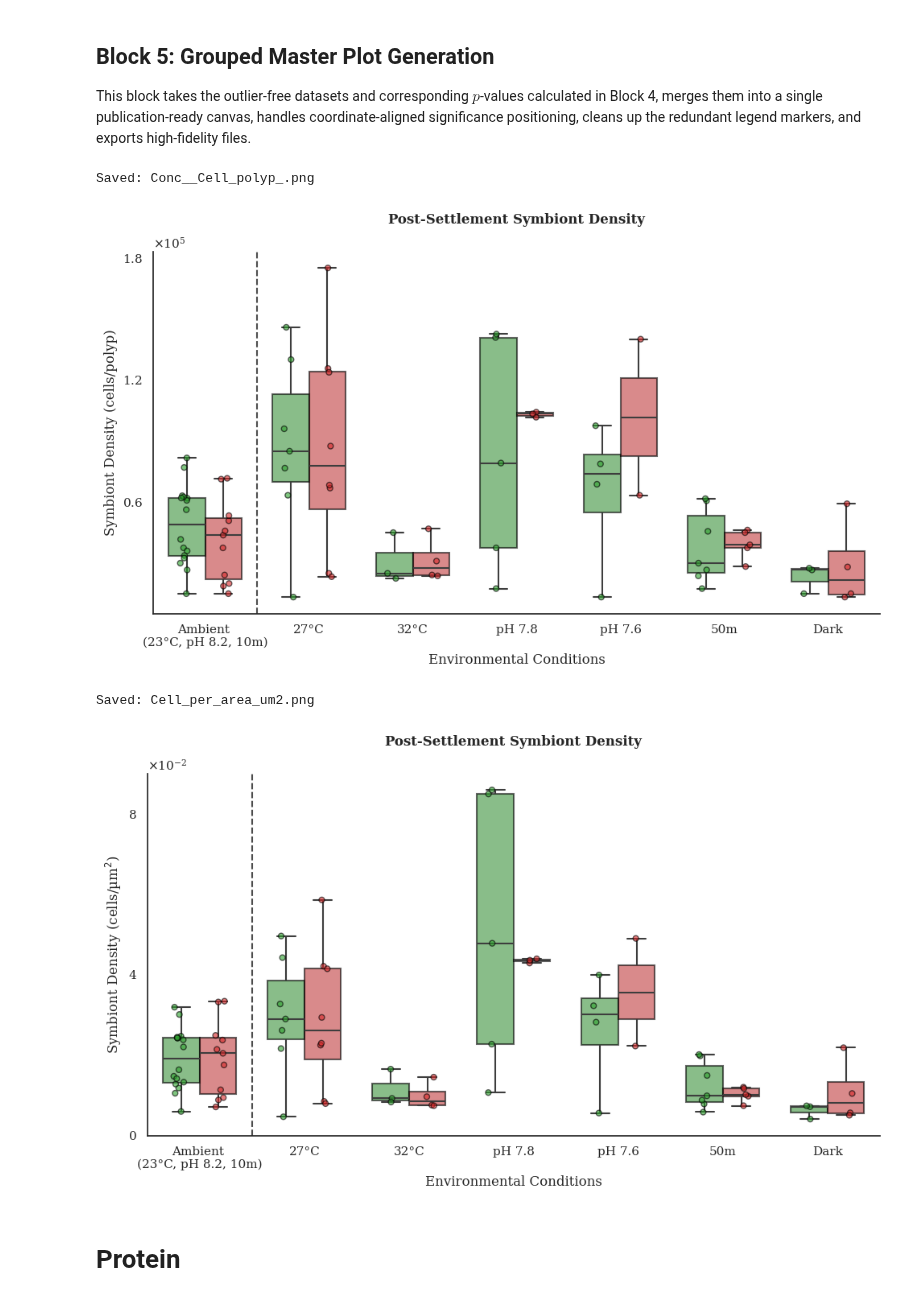
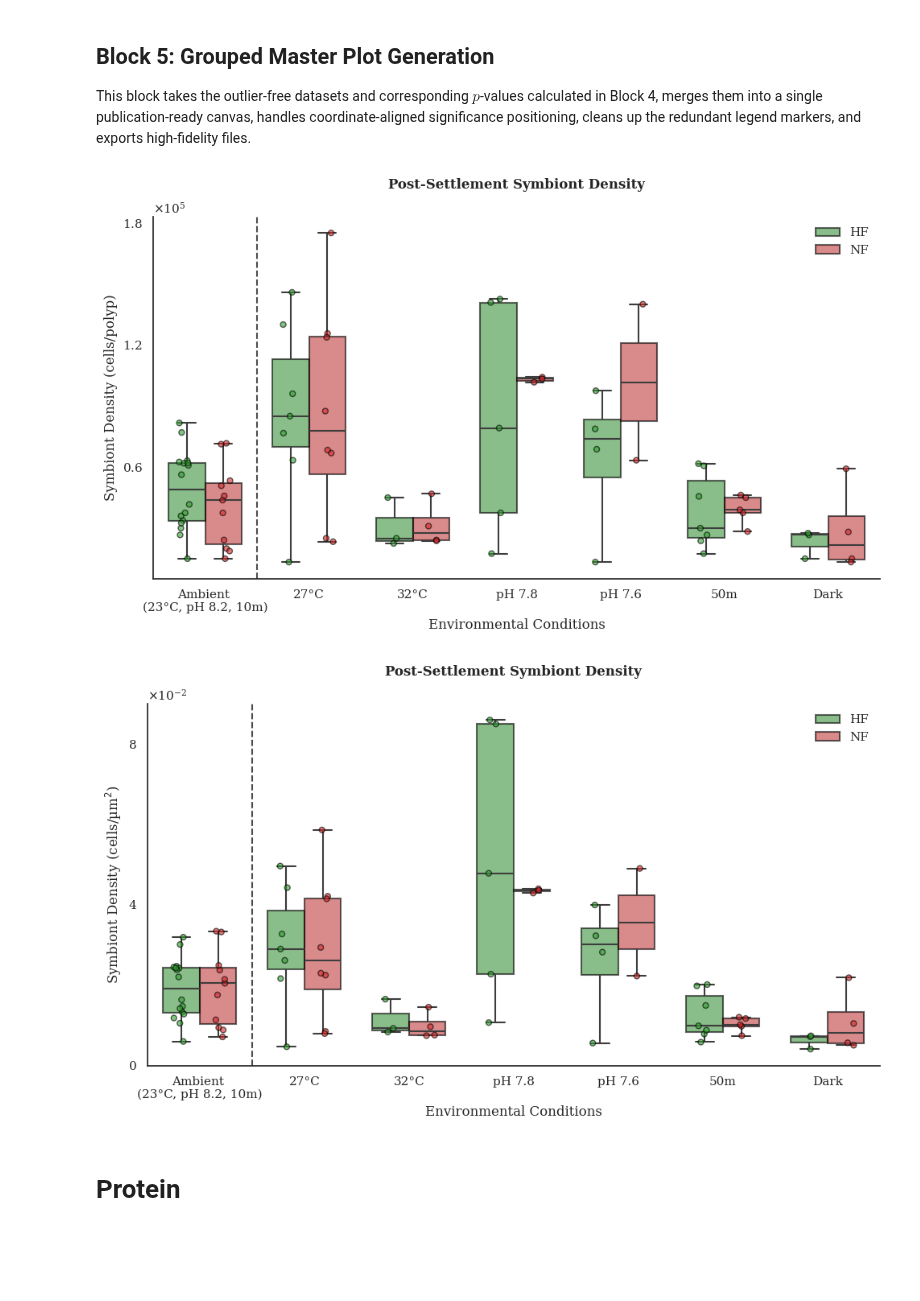
Before and after one commit to LielUziahu/S_Pistillata_Bet-Hedging, a Jupyter notebook: Spat_Physiology.ipynb, the cells around one changed output. Cells and saved outputs as stored; diff of their text form; code cells hidden in the pictures; blank space fills up the shorter version.

```diff
--- a/Spat_Physiology.ipynb
+++ b/Spat_Physiology.ipynb
@@ -43,12 +43,12 @@ global_fig_size = (10, 6)
 global_jitter = 0.1
 global_marker_size = 5
 global_alpha = 0.6
-# Centralized Asterisk Settings
-global_asterisk_size = 18
+# Centralized Asterisk Settings - UPDATED to smaller size
+global_asterisk_size = 12
 global_asterisk_weight = 'bold'
 
 # Added for cleaner look
 global_y_nbins = 3
 
-print("Global styling (with bold asterisks and reduced Y-ticks) initialized.")
+print(f"Global styling initialized. Asterisk size reduced to {global_asterisk_size}.")
 # %% [output]
@@ -925,77 +864,48 @@ import seaborn as sns
 import matplotlib.pyplot as plt
 import matplotlib.ticker as ticker
 from matplotlib.patches import PathPatch
 import re
 
-metrics_plotting_info = [
-    ('Conc (Cell/polyp)', r"Symbiont Density (cells/polyp)"),
-    ('Cell_per_area_um2', r"Symbiont Density (cells/µm$^{2}$)")
-]
+# ==========================================
+# BLOCK 5: SYMBIONT DENSITY PLOTS
+# ==========================================
+
+metrics_plotting_info = [('Conc (Cell/polyp)', r"Symbiont Density (cells/polyp)"), ('Cell_per_area_um2', r"Symbiont Density (cells/µm$^{2}$)")]
 
 for metric, y_label in metrics_plotting_info:
     plot_df = cleaned_master_dfs[metric].copy()
     p_vals = final_p_values.get(metric, {})
-
     plt.figure(figsize=global_fig_size)
     ax = plt.gca()
-
-    # Generate boxplot with updated width (0.7) and black edges
-    sns.boxplot(data=plot_df, x='Sub_Condition', y=metric, hue='morph',
-                hue_order=['HF', 'NF'], palette=variant_colors, width=0.7,
-                showfliers=False, linewidth=1.5,
-                boxprops={'edgecolor': 'black', 'alpha': 0.6},
-                order=sub_condition_plot_order, ax=ax)
-
-    # Exhaustive loop to force 0.6 alpha on all box faces
-    for artist in ax.get_children():
-        if isinstance(artist, PathPatch):
-            r, g, b, _ = artist.get_facecolor()
-            artist.set_facecolor((r, g, b, 0.6))
-            artist.set_alpha(0.6)
-
-    # Stripplot on top with jitter opacity set to 0.6
-    sns.stripplot(data=plot_df, x='Sub_Condition', y=metric, hue='morph',
-                  hue_order=['HF', 'NF'], palette=variant_colors, size=global_marker_size,
-                  jitter=global_jitter, alpha=0.6, dodge=True, zorder=5,
-                  edgecolor='black', linewidth=1, order=sub_condition_plot_order, ax=ax)
-
-    # Add vertical dashed line to separate Ambient from experimental treatments
+    sns.boxplot(data=plot_df, x='Sub_Condition', y=metric, hue='morph', hue_order=['HF', 'NF'], palette=variant_colors, width=0.7, showfliers=False, linewidth=1.5, boxprops={'edgecolor': 'black', 'alpha': 0.6}, order=sub_condition_plot_order, ax=ax)
+    sns.stripplot(data=plot_df, x='Sub_Condition', y=metric, hue='morph', hue_order=['HF', 'NF'], palette=variant_colors, size=global_marker_size, jitter=global_jitter, alpha=0.6, dodge=True, zorder=5, edgecolor='black', linewidth=1, order=sub_condition_plot_order, ax=ax, legend=False)
     ax.axvline(x=0.5, color='black', linestyle='--', linewidth=1.5, alpha=0.7)
 
     max_y = plot_df[metric].max()
-    # Using enumerate correctly to match index for text placement
     for idx, sub_label in enumerate(sub_condition_plot_order):
         p_val = p_vals.get(sub_label, 1.0)
         if p_val < 0.05:
-            label = "***" if p_val < 0.001 else ("**" if p_val < 0.01 else "*")
-            ax.text(idx, max_y * 1.05, label, ha='center', va='bottom',
-                    fontsize=global_asterisk_size, fontweight=global_asterisk_weight)
+            sig_text = "***" if p_val < 0.001 else "**" if p_val < 0.01 else "*"
+            ax.text(idx, max_y * 1.05, sig_text, ha='center', va='bottom', fontsize=global_asterisk_size, fontweight=global_asterisk_weight)
 
     ax.set_title("Post-Settlement Symbiont Density", pad=25)
     ax.set_ylabel(y_label)
     ax.set_xlabel("Environmental Conditions")
-
     ax.yaxis.set_major_formatter(ticker.ScalarFormatter(useMathText=True))
     ax.ticklabel_format(style='sci', axis='y', scilimits=(0,0))
     ax.yaxis.set_major_locator(ticker.MaxNLocator(nbins=global_y_nbins))
 
-    if ax.get_legend():
-        ax.get_legend().remove()
+    # Aesthetic Legend refinement
+    ax.legend(frameon=False)
 
     sns.despine()
     plt.tight_layout()
-
-    clean_name = re.sub(r'[^a-zA-Z0-9]', '_', metric)
-    file_path = f"{clean_name}.png"
-    plt.savefig(file_path, format='svg', transparent=False)
-    print(f"Saved: {file_path}")
-
+    file_path = f"{re.sub(r'[^a-zA-Z0-9]', '_', metric)}.png"
+    plt.savefig(file_path, dpi=600)
     plt.show()
 # %% [output]
-Saved: Conc__Cell_polyp_.png
-[figure, old version]
+[figure, new version]
-Saved: Cell_per_area_um2.png
-[figure, old version]
+[figure, new version]
 # %% [markdown]
 # Protein
 # %% [markdown]
```
Also changed, not shown: parts of 5 cells of this notebook.
